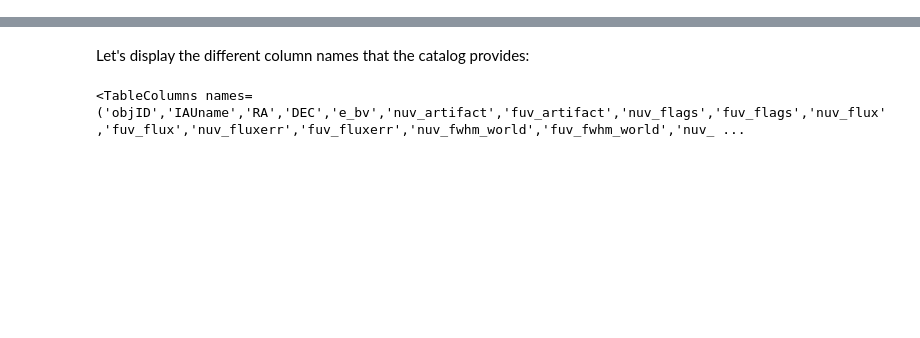
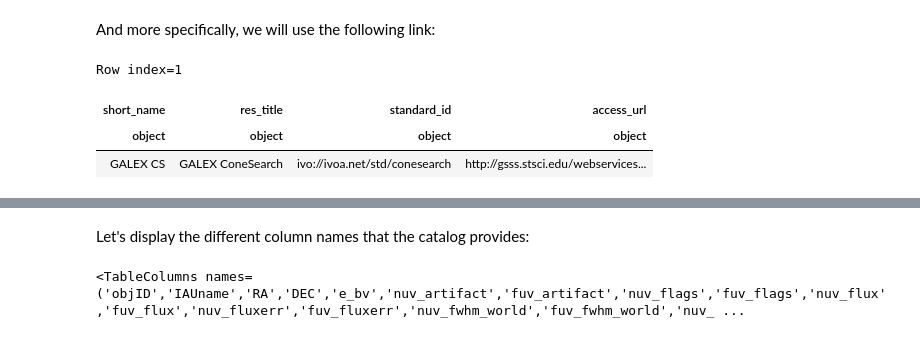
Before and after one commit to ScienceBetter/notebooks-stsci, a Jupyter notebook: UV_excess_in_low_mass_stars/UV_excess_in_low_mass_stars.ipynb, the cells around one changed output, grey strips where cells are left out. Cells and saved outputs as stored; diff of their text form; code cells hidden in the pictures; blank space fills up the shorter version.

```diff
--- a/UV_excess_in_low_mass_stars/UV_excess_in_low_mass_stars.ipynb
+++ b/UV_excess_in_low_mass_stars/UV_excess_in_low_mass_stars.ipynb
@@ -79 +146,10 @@ As explained in the tutorial, in order to access the GUVCat catalog via the VO w
+# %% [markdown]
+And more specifically, we will use the following link:
+# %%
+services.to_table()['short_name','res_title','standard_id','access_url'][1]
+# %% [output]
+Row index=1
+| short_name | res_title | standard_id | access_url |
+| object | object | object | object |
+| GALEX CS | GALEX ConeSearch | ivo://ivoa.net/std/conesearch | http://gsss.stsci.edu/webservices... |
 # %%
```
Also changed, not shown: parts of 34 cells of this notebook, 1 other file.
